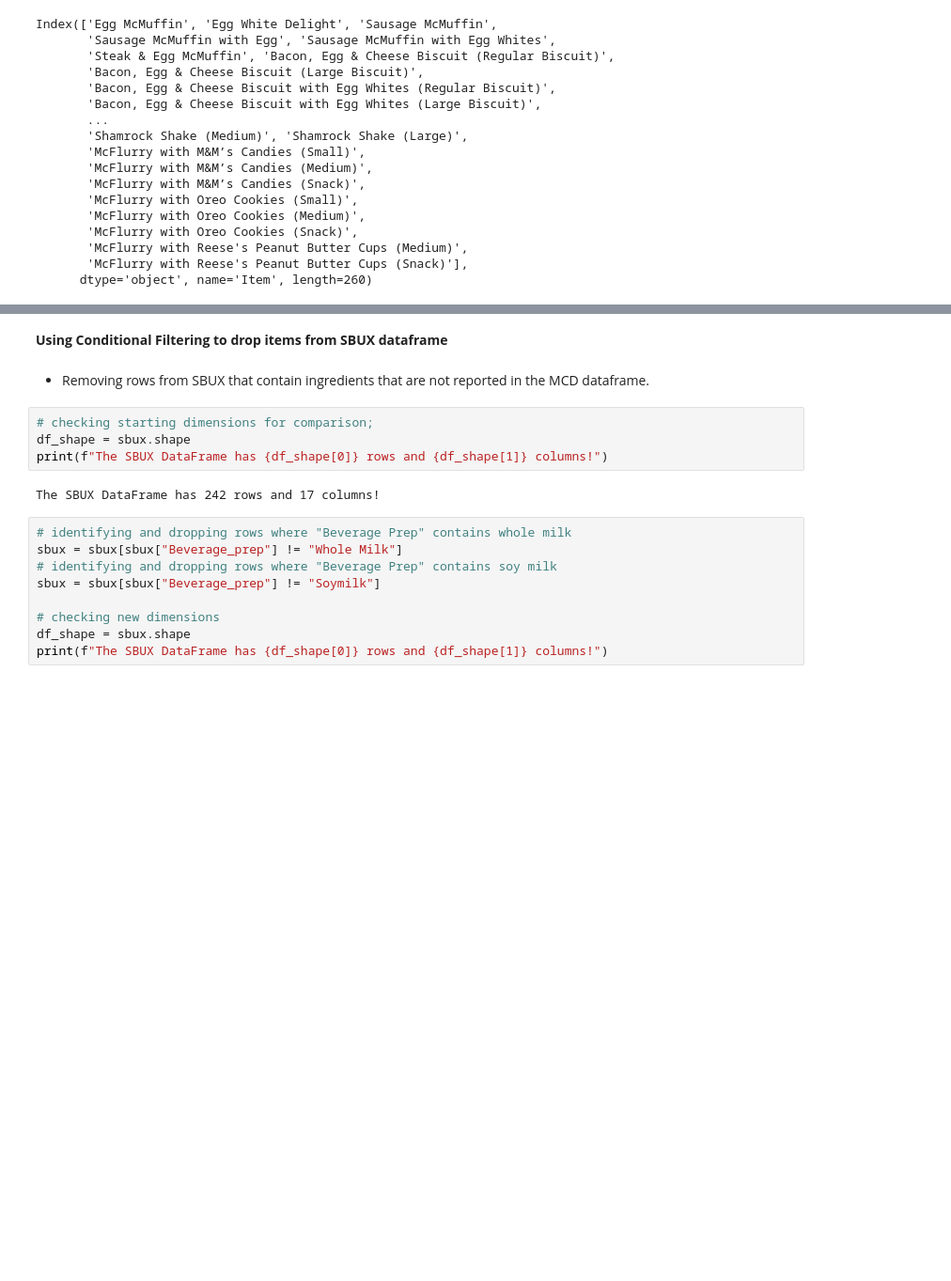
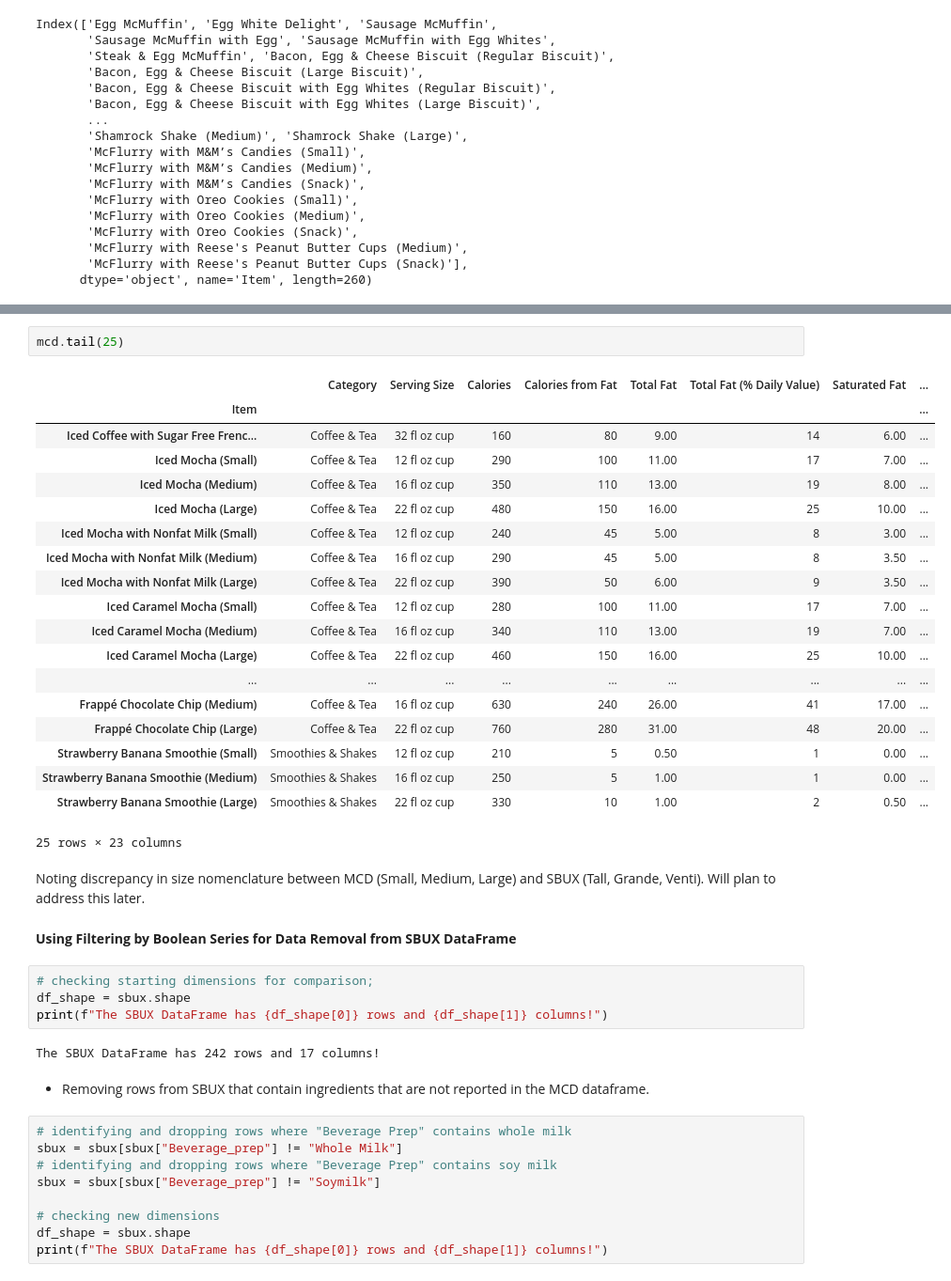
Before and after one commit to cmonjarr/AMB_Project_SP25, a Jupyter notebook: Nutrition Project/Nutrition_2025.ipynb, the cells around one changed output, grey strips where cells are left out. Shown at 94% size. Cells and saved outputs as stored; diff of their text form; blank space fills up the shorter version.

Commit message:
revising data cleaning & removal

```diff
--- a/Nutrition Project/Nutrition_2025.ipynb
+++ b/Nutrition Project/Nutrition_2025.ipynb
@@ -816,13 +916,37 @@ Noting that food items need to be removed from MCD to facilitate comparison.
+# %%
+mcd.tail(25)
+# %% [output]
+|  | Category | Serving Size | Calories | Calories from Fat | Total Fat | Total Fat (% Daily Value) | Saturated Fat | ... |
+| Item |  |  |  |  |  |  |  | ... |
+| Iced Coffee with Sugar Free Frenc... | Coffee & Tea | 32 fl oz cup | 160 | 80 | 9.00 | 14 | 6.00 | ... |
+| Iced Mocha (Small) | Coffee & Tea | 12 fl oz cup | 290 | 100 | 11.00 | 17 | 7.00 | ... |
+| Iced Mocha (Medium) | Coffee & Tea | 16 fl oz cup | 350 | 110 | 13.00 | 19 | 8.00 | ... |
+| Iced Mocha (Large) | Coffee & Tea | 22 fl oz cup | 480 | 150 | 16.00 | 25 | 10.00 | ... |
+| Iced Mocha with Nonfat Milk (Small) | Coffee & Tea | 12 fl oz cup | 240 | 45 | 5.00 | 8 | 3.00 | ... |
+| Iced Mocha with Nonfat Milk (Medium) | Coffee & Tea | 16 fl oz cup | 290 | 45 | 5.00 | 8 | 3.50 | ... |
+| Iced Mocha with Nonfat Milk (Large) | Coffee & Tea | 22 fl oz cup | 390 | 50 | 6.00 | 9 | 3.50 | ... |
+| Iced Caramel Mocha (Small) | Coffee & Tea | 12 fl oz cup | 280 | 100 | 11.00 | 17 | 7.00 | ... |
+| Iced Caramel Mocha (Medium) | Coffee & Tea | 16 fl oz cup | 340 | 110 | 13.00 | 19 | 7.00 | ... |
+| Iced Caramel Mocha (Large) | Coffee & Tea | 22 fl oz cup | 460 | 150 | 16.00 | 25 | 10.00 | ... |
+| ... | ... | ... | ... | ... | ... | ... | ... | ... |
+| Frappé Chocolate Chip (Medium) | Coffee & Tea | 16 fl oz cup | 630 | 240 | 26.00 | 41 | 17.00 | ... |
+| Frappé Chocolate Chip (Large) | Coffee & Tea | 22 fl oz cup | 760 | 280 | 31.00 | 48 | 20.00 | ... |
+| Strawberry Banana Smoothie (Small) | Smoothies & Shakes | 12 fl oz cup | 210 | 5 | 0.50 | 1 | 0.00 | ... |
+| Strawberry Banana Smoothie (Medium) | Smoothies & Shakes | 16 fl oz cup | 250 | 5 | 1.00 | 1 | 0.00 | ... |
+| Strawberry Banana Smoothie (Large) | Smoothies & Shakes | 22 fl oz cup | 330 | 10 | 1.00 | 2 | 0.50 | ... |
+25 rows × 23 columns
+# %% [markdown]
+Noting discrepancy in size nomenclature between MCD (Small, Medium, Large) and SBUX (Tall, Grande, Venti). Will plan to address this later.
 # %% [markdown]
-**Using Conditional Filtering to drop items from SBUX dataframe**
+**Using Filtering by Boolean Series for Data Removal from SBUX DataFrame**
+# %%
+# checking starting dimensions for comparison;
+df_shape = sbux.shape
+print(f"The SBUX DataFrame has {df_shape[0]} rows and {df_shape[1]} columns!")
+# %% [output]
+The SBUX DataFrame has 242 rows and 17 columns!
 # %% [markdown]
 - Removing rows from SBUX that contain ingredients that are not reported in the  MCD dataframe.
-# %%
-# checking starting dimensions for comparison;
-df_shape = sbux.shape
-print(f"The SBUX DataFrame has {df_shape[0]} rows and {df_shape[1]} columns!")
-# %% [output]
-The SBUX DataFrame has 242 rows and 17 columns!
 # %%
 # identifying and dropping rows where "Beverage Prep" contains whole milk
 sbux = sbux[sbux["Beverage_prep"] != "Whole Milk"]
```
Also changed, not shown: parts of 54 cells of this notebook.
